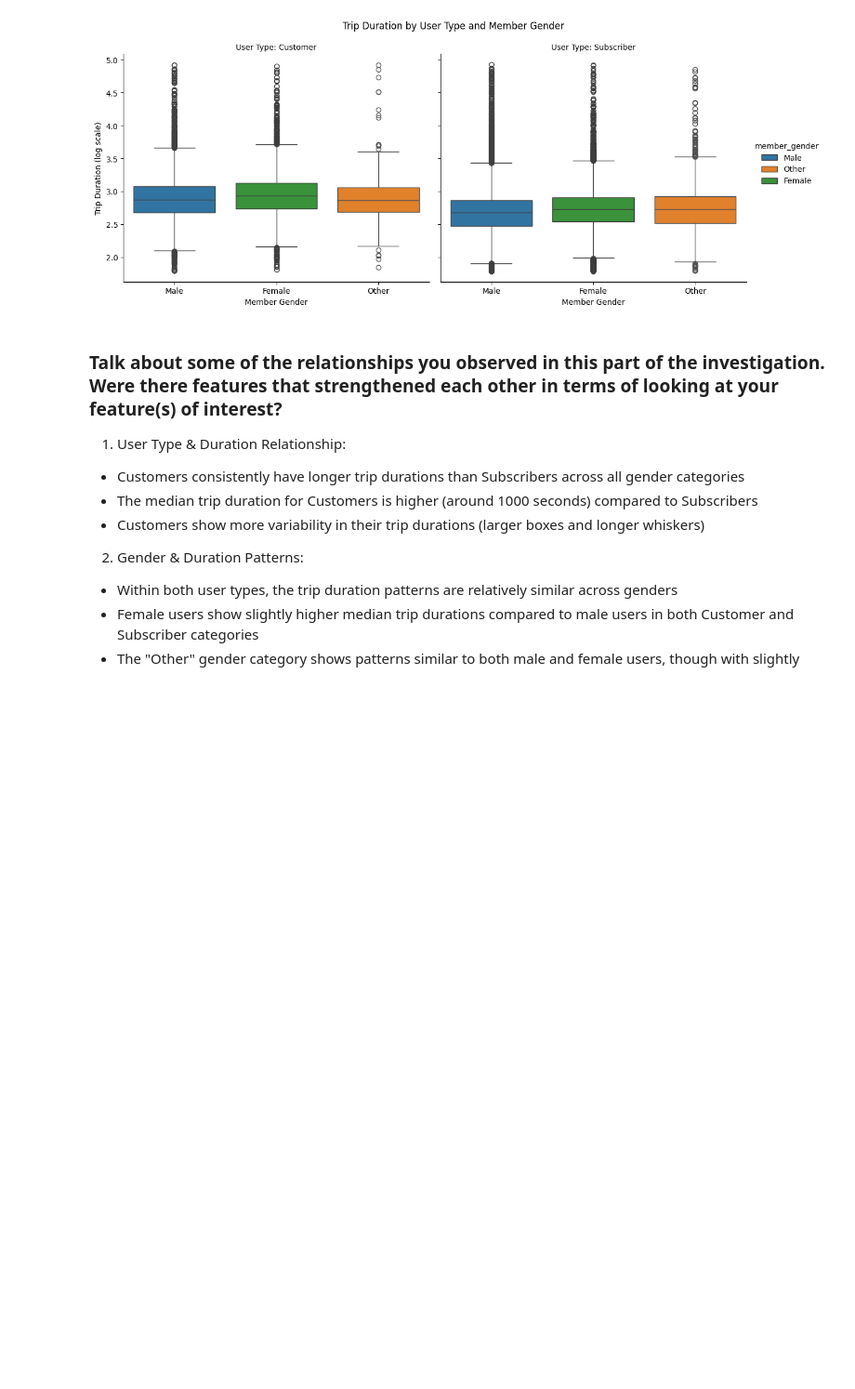
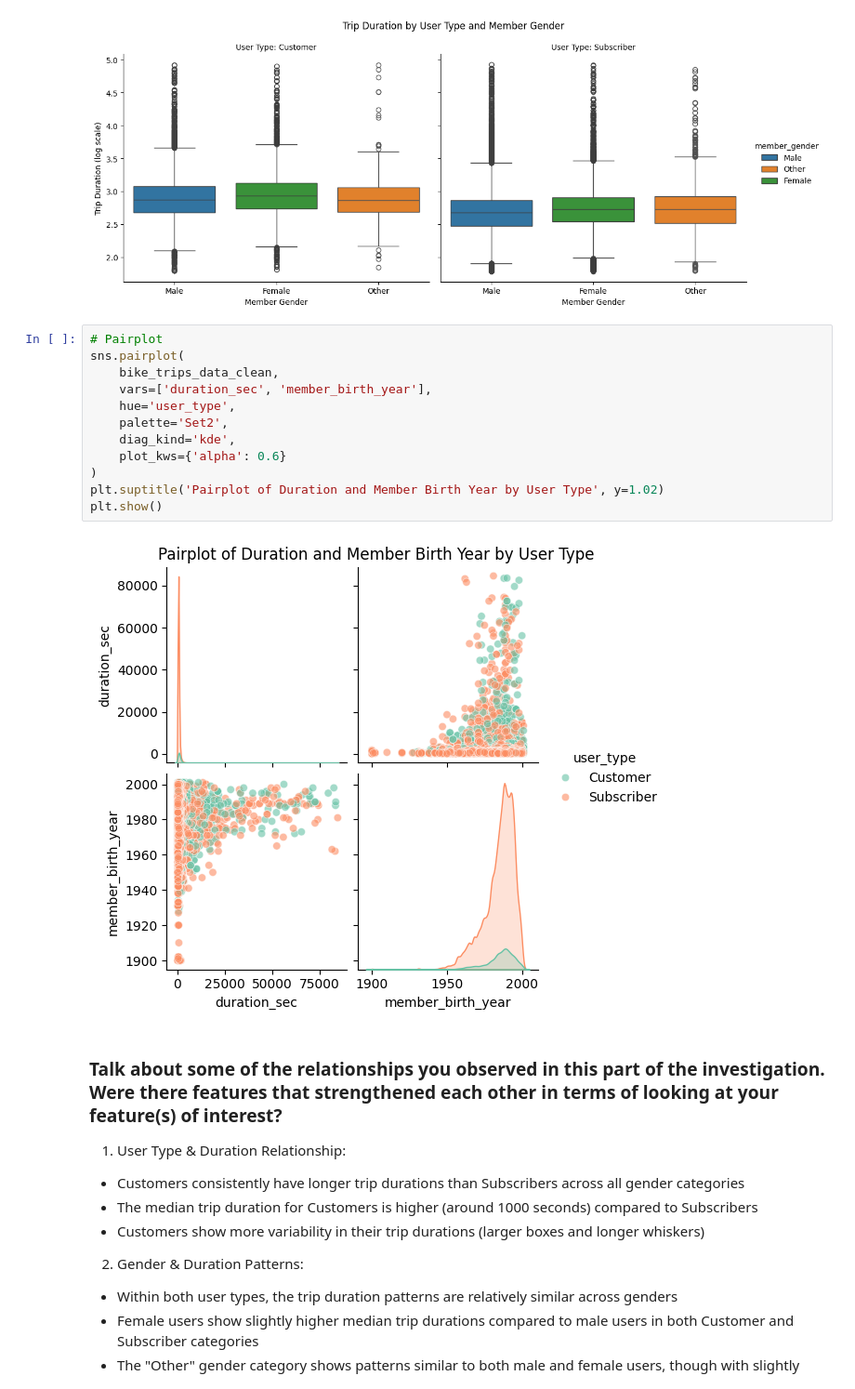
Before and after one commit to nnqt/Data_Analyst, a Jupyter notebook: Communicate_Data_Findings/Part_I_exploration_template.ipynb, the cells around one changed output. Shown: that part at 93% size. Saved outputs shown, nothing was run; the diff lists cells and outputs as text; blank space fills up the shorter version.

```diff
--- a/Communicate_Data_Findings/Part_I_exploration_template.ipynb
+++ b/Communicate_Data_Findings/Part_I_exploration_template.ipynb
@@ -254,6 +254,20 @@ g.figure.suptitle("Trip Duration by User Type and Member Gender", y=1.05)
 plt.show()
 # %% [output]
 [figure]
+# %%
+# Pairplot
+sns.pairplot(
+    bike_trips_data_clean,
+    vars=['duration_sec', 'member_birth_year'],
+    hue='user_type',
+    palette='Set2',
+    diag_kind='kde',
+    plot_kws={'alpha': 0.6}
+)
+plt.suptitle('Pairplot of Duration and Member Birth Year by User Type', y=1.02)
+plt.show()
+# %% [output]
+[figure, added]
 # %% [markdown]
 ### Talk about some of the relationships you observed in this part of the investigation. Were there features that strengthened each other in terms of looking at your feature(s) of interest?
 
```
Also changed, not shown: parts of 1 cell of this notebook, 1 other file.
